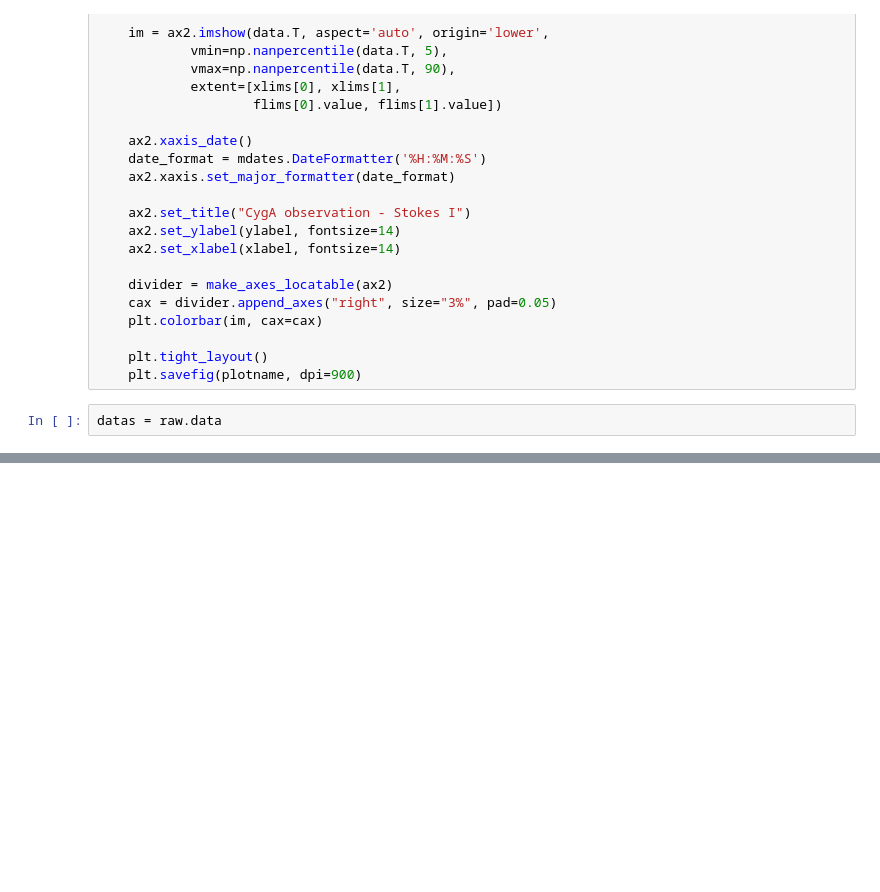
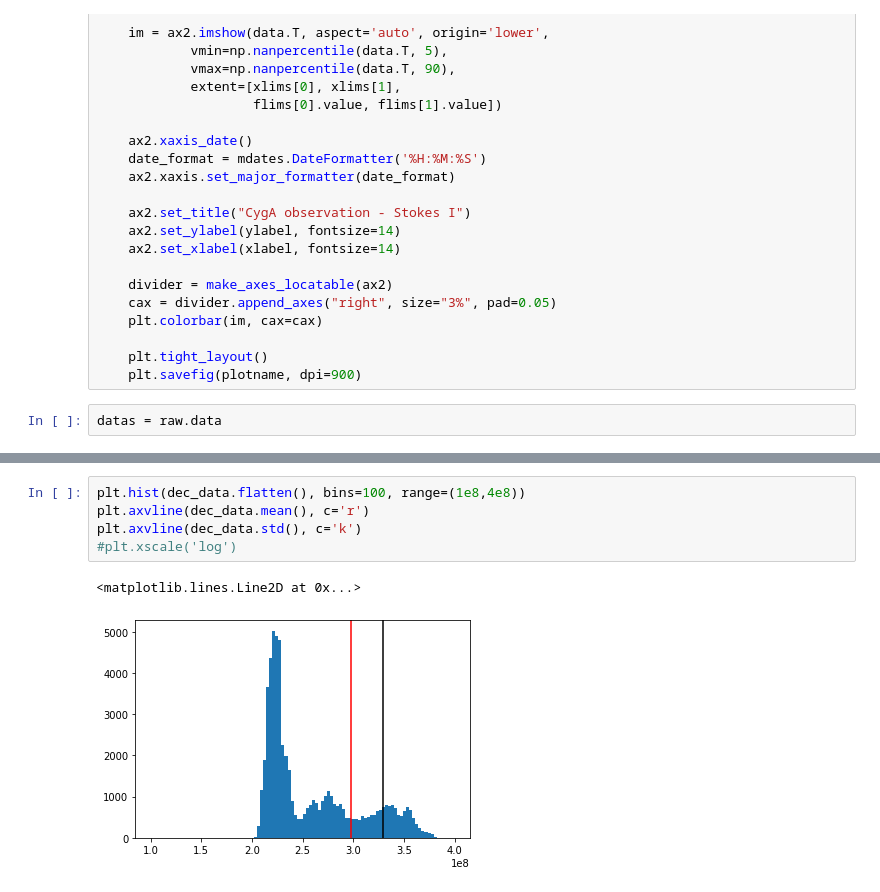
Before and after one commit to ofionnad/ilofar-data, a Jupyter notebook: 20201215_uranus/notebooks/plot_calibrator.ipynb, the cells around one changed output, grey strips where cells are left out. Drawn from its saved outputs; the diff is of its cells as text; blank space fills up the shorter version.

```diff
--- a/20201215_uranus/notebooks/plot_calibrator.ipynb
+++ b/20201215_uranus/notebooks/plot_calibrator.ipynb
@@ -138,0 +149,8 @@ plot_data(dec_data, trange, freqlimits, xlabel, ylabel, 'cygA_calibrator_plots/c
+# %%
+plt.hist(dec_data.flatten(), bins=100, range=(1e8,4e8))
+plt.axvline(dec_data.mean(), c='r')
+plt.axvline(dec_data.std(), c='k')
+#plt.xscale('log')
+# %% [output]
+<matplotlib.lines.Line2D at 0x...>
+[figure, added]
```
Also changed, not shown: parts of 11 cells of this notebook, 5 other files.
